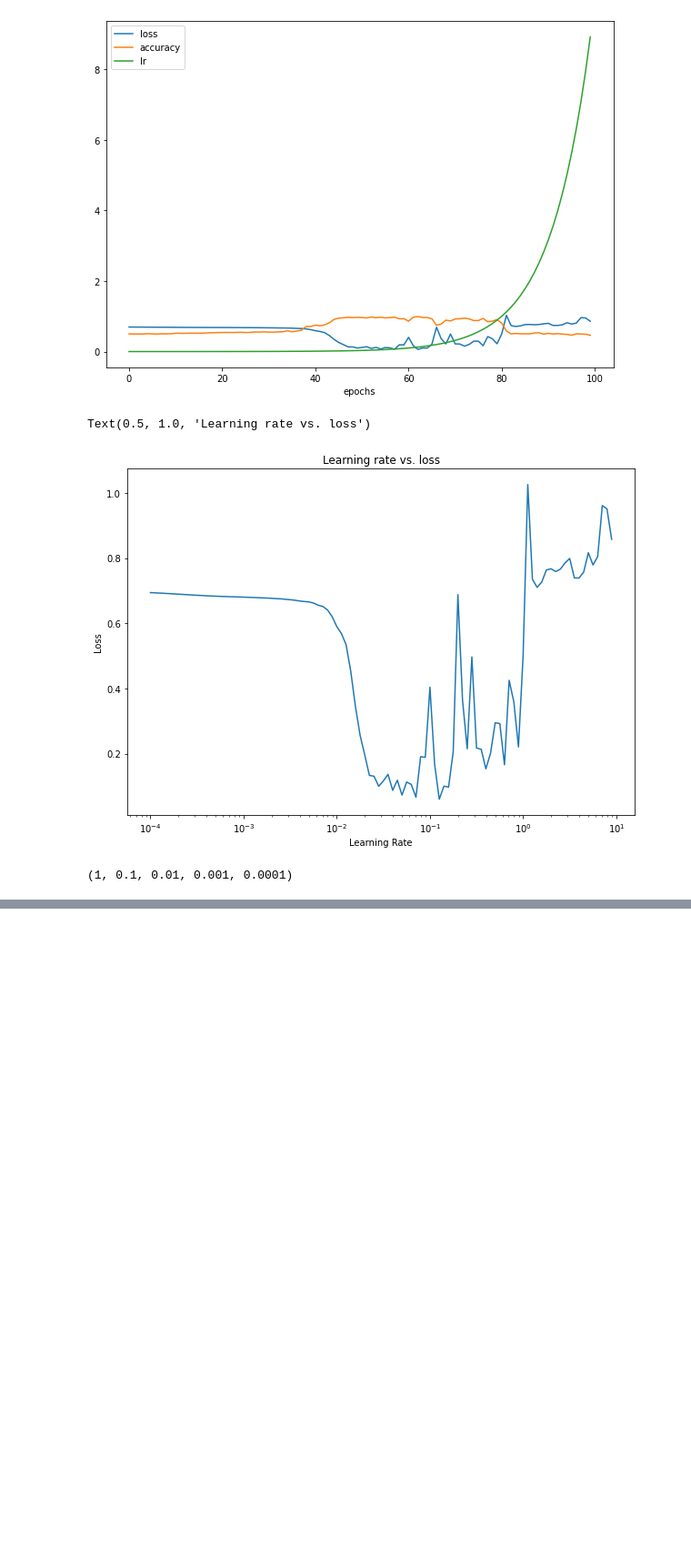
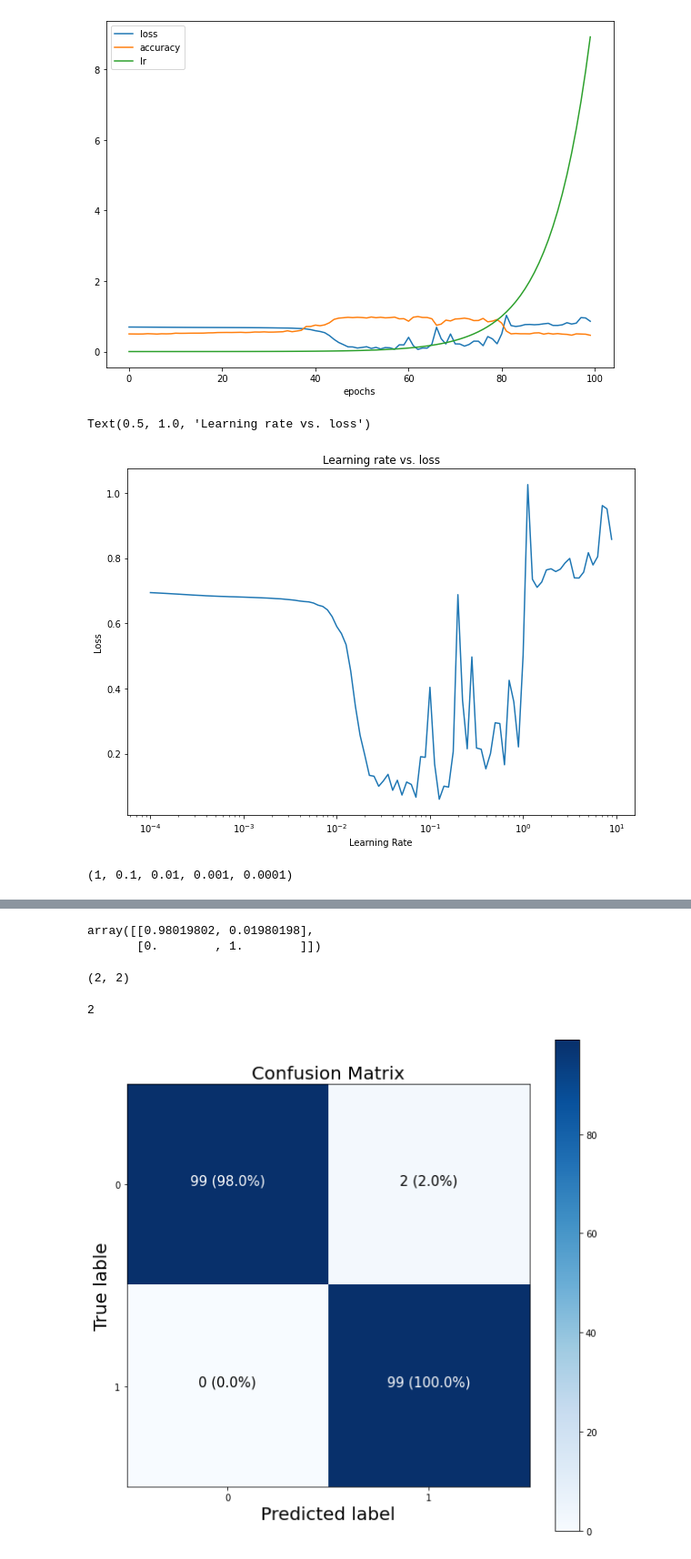
Before and after one commit to qwqw82000/tensorflow_nlp, a Jupyter notebook: tensorflow_003.ipynb, the cells around one changed output, grey strips where cells are left out. Shown: that part at 91% size. Cells and saved outputs as stored; diff of their text form; code cells hidden in the pictures; blank space fills up the shorter version.

Commit message:
confusion matrix, normalization와 최적의 러닝 레이트

```diff
--- a/tensorflow_003.ipynb
+++ b/tensorflow_003.ipynb
@@ -768,0 +781,4 @@ binary classification
+# %%
+from sklearn.metrics import confusion_matrix
+
+y_preds = model_10.predict(X_test)
@@ -768,0 +837,21 @@ binary classification
+# %%
+figsize = (10, 10)
+
+cm = confusion_matrix(y_test, tf.round(y_preds))
+cm_norm = cm.astype("float") / cm.sum(axis = 1)[:, np.newaxis]
+n_classes = cm.shape[0]
+# %%
+cm_norm = cm.astype("float") / cm.sum(axis = 1)[:, np.newaxis]
+cm_norm
+# %% [output]
+array([[0.98019802, 0.01980198],
+       [0.        , 1.        ]])
+# %%
+cm.shape
+# %% [output]
+(2, 2)
+# %%
+n_classes = cm.shape[0]
+n_classes
+# %% [output]
+2
@@ -768,0 +860,36 @@ binary classification
+# %%
+fig, ax = plt.subplots(figsize = figsize)
+cax = ax.matshow(cm, cmap = plt.cm.Blues)
+fig.colorbar(cax)
+
+classes = False
+
+if classes:
+    labels = classes
+else:
+    labels = np.arange(cm.shape[0])
+
+ax.set(
+    title = "Confusion Matrix",
+    xlabel = "Predicted label",
+    ylabel = "True lable",
+    xticks = np.arange(n_classes),
+    yticks = np.arange(n_classes),
+    xticklabels = labels,
+    yticklabels = labels
+)
+
+ax.xaxis.set_label_position("bottom")
+ax.xaxis.tick_bottom()
+
+ax.xaxis.label.set_size(20)
+ax.yaxis.label.set_size(20)
+ax.title.set_size(20)
+
+threshold = (cm.max() + cm.min()) / 2.
+
+for i, j in itertools.product(range(cm.shape[0]), range(cm.shape[1])):
+    plt.text(j, i, f"{cm[i, j]} ({cm_norm[i, j] * 100:.1f}%)",
+    horizontalalignment = "center", color = "white" if cm[i, j] > threshold else "black", size = 15)
+# %% [output]
+[figure, added]
```
Also changed, not shown: parts of 46 cells of this notebook, 1 other file.
